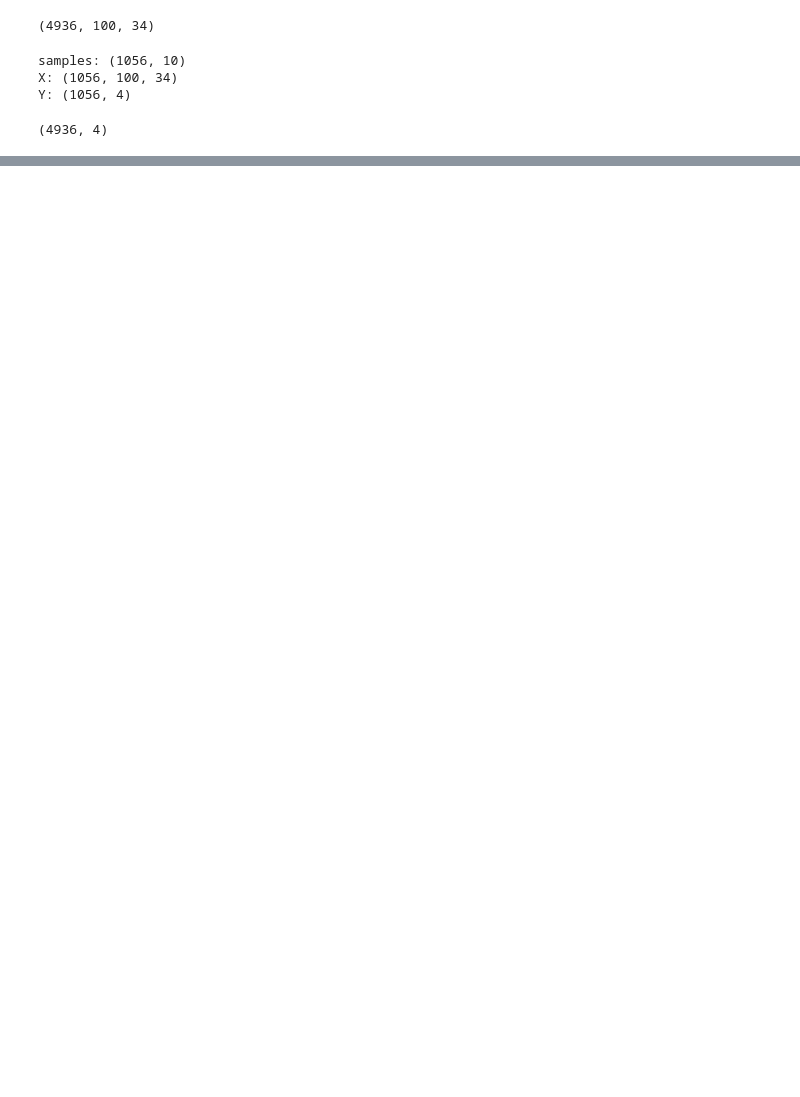
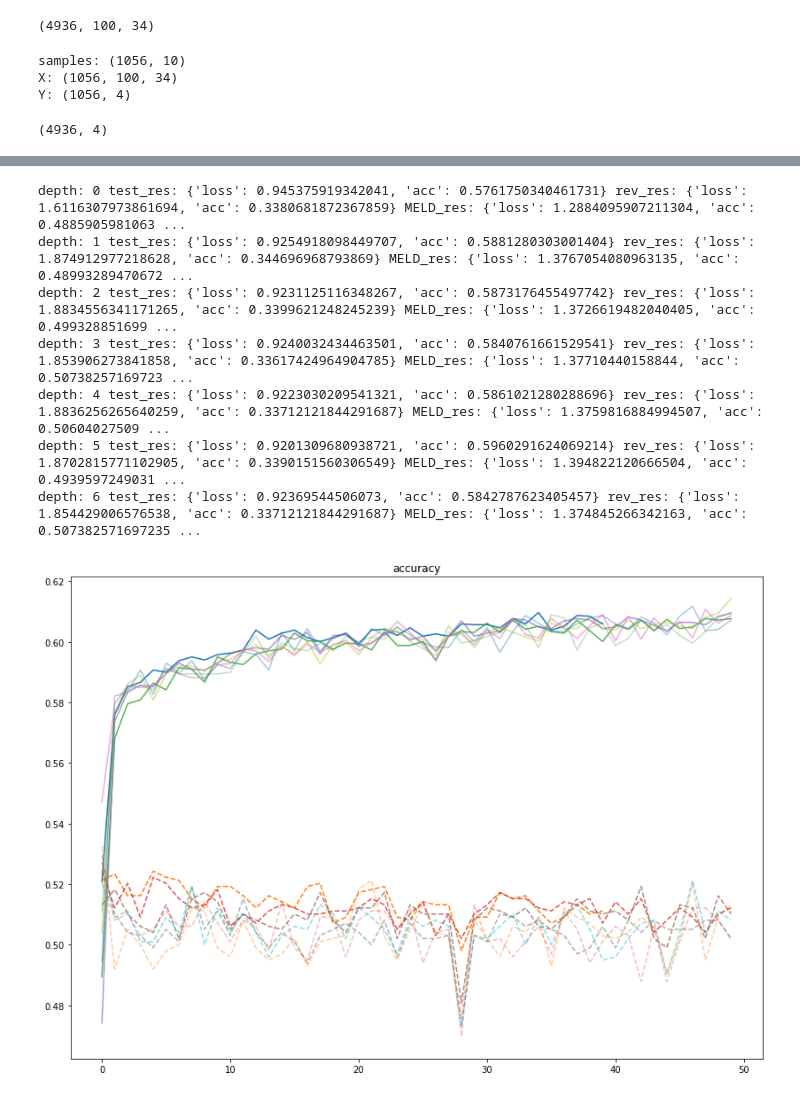
Before and after one commit to AndresR15/Capstone---RTSD-System, a Jupyter notebook: Code/Notebook tests/model_test.ipynb, the cells around one changed output, grey strips where cells are left out. Saved outputs shown, nothing was run; the diff lists cells and outputs as text; code cells hidden in the pictures; blank space fills up the shorter version.

```diff
--- a/Code/Notebook tests/model_test.ipynb
+++ b/Code/Notebook tests/model_test.ipynb
@@ -444,0 +508,28 @@ Revdess set: Acc = 0.320, Loss = 1.865
+# %%
+denser_histories = []
+accuracy_per_model = []
+for depth in tqdm.tqdm(range(0, 7)):
+    # audio_text_model_denser
+    audio_layer = audio_only_model.extract_audio_layer()
+
+    cust_adam = keras.optimizers.Adam(learning_rate = 1e-4)
+    multi_modal_model_denser_pol = audio_text_model_denser(audio_layer, optimizer="Adam", output_layers=depth)
+    multi_modal_model_denser_pol.compile(loss='categorical_crossentropy',
+                          optimizer=cust_adam, metrics=['accuracy'])
+
+    time_start = time.time()
+    with tf.device('/gpu:0'):
+        hist_multi_denser_pol_only = multi_modal_model_denser_pol.fit([x_train_speech, x_transcript_pol_only], Y,
+                             batch_size=100, epochs=50, verbose=0, shuffle = True,
+                             validation_split=0.2)
+
+
+    test_res, rev_res, MELD_res = get_model_acc(([revdess_X, revdess_X_text_auto_pol], revdess_Y),
+                                                ([x_train_speech, x_transcript_pol_only], Y),
+                                                ([MELD_x, MELD_pol], MELD_y),
+                                                multi_modal_model_denser_pol, output= False)
+
+    denser_histories.append(("d-"+ str(depth), hist_multi_denser_pol_only))
+    accuracy_per_model.append({"model_depth": depth,"test_res": test_res,
+                               "rev_res":rev_res,
+                               "MELD_res":MELD_res})
@@ -444,0 +554,26 @@ Revdess set: Acc = 0.320, Loss = 1.865
+# %%
+for v in ["accuracy", "loss"]:
+    plt.figure(figsize=(14,10))
+    #plot baseline (single layer output)
+    plt.plot(hist_multi.history[v], label="baseline acc")
+    plt.plot(hist_multi.history['val_' + v], "--", label="baseline val_acc")
+
+    #plot test results (multi_layer output)
+    alpha_int = 0.8
+    for hist_ in denser_histories[1:]: #[denser_histories[0], denser_histories[6]]:
+        plt.plot(hist_[1].history[v], label=hist_[0] + " acc", alpha= alpha_int)
+        plt.plot(hist_[1].history['val_' + v], "--", label=hist_[0] + " val_acc", alpha= alpha_int)
+        alpha_int -= 0.1
+
+    #plt.legend()
+    plt.title(v)
+    plt.show
+# %% [output]
+depth: 0 test_res: {'loss': 0.945375919342041, 'acc': 0.5761750340461731} rev_res: {'loss': 1.6116307973861694, 'acc': 0.3380681872367859} MELD_res: {'loss': 1.2884095907211304, 'acc': 0.4885905981063 ...
+depth: 1 test_res: {'loss': 0.9254918098449707, 'acc': 0.5881280303001404} rev_res: {'loss': 1.874912977218628, 'acc': 0.344696968793869} MELD_res: {'loss': 1.3767054080963135, 'acc': 0.48993289470672 ...
+depth: 2 test_res: {'loss': 0.9231125116348267, 'acc': 0.5873176455497742} rev_res: {'loss': 1.8834556341171265, 'acc': 0.3399621248245239} MELD_res: {'loss': 1.3726619482040405, 'acc': 0.499328851699 ...
+depth: 3 test_res: {'loss': 0.9240032434463501, 'acc': 0.5840761661529541} rev_res: {'loss': 1.853906273841858, 'acc': 0.33617424964904785} MELD_res: {'loss': 1.37710440158844, 'acc': 0.50738257169723 ...
+depth: 4 test_res: {'loss': 0.9223030209541321, 'acc': 0.5861021280288696} rev_res: {'loss': 1.8836256265640259, 'acc': 0.33712121844291687} MELD_res: {'loss': 1.3759816884994507, 'acc': 0.50604027509 ...
+depth: 5 test_res: {'loss': 0.9201309680938721, 'acc': 0.5960291624069214} rev_res: {'loss': 1.8702815771102905, 'acc': 0.3390151560306549} MELD_res: {'loss': 1.394822120666504, 'acc': 0.4939597249031 ...
+depth: 6 test_res: {'loss': 0.92369544506073, 'acc': 0.5842787623405457} rev_res: {'loss': 1.854429006576538, 'acc': 0.33712121844291687} MELD_res: {'loss': 1.374845266342163, 'acc': 0.507382571697235 ...
+[figure, added]
```
Also changed, not shown: parts of 25 cells of this notebook, 9 other files.
